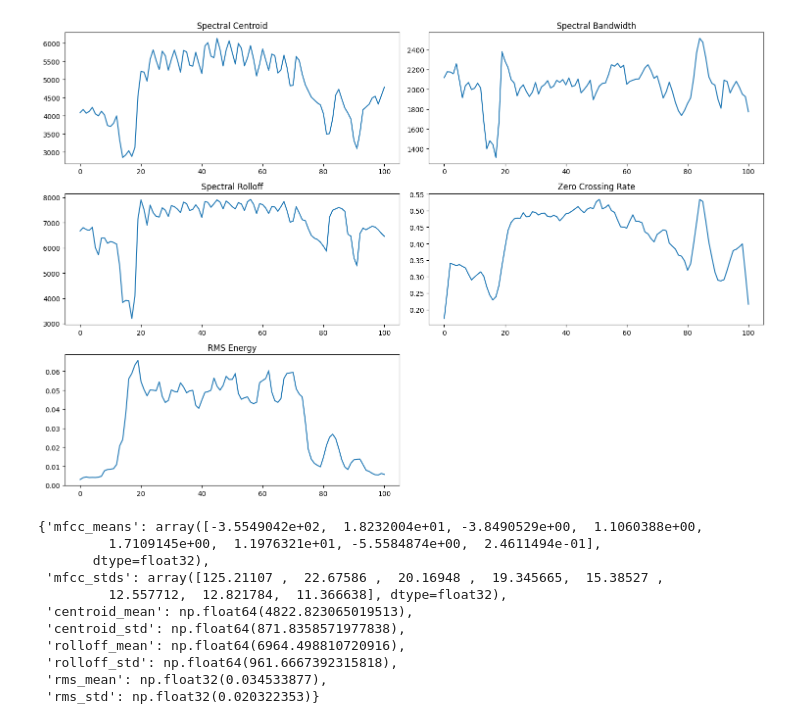
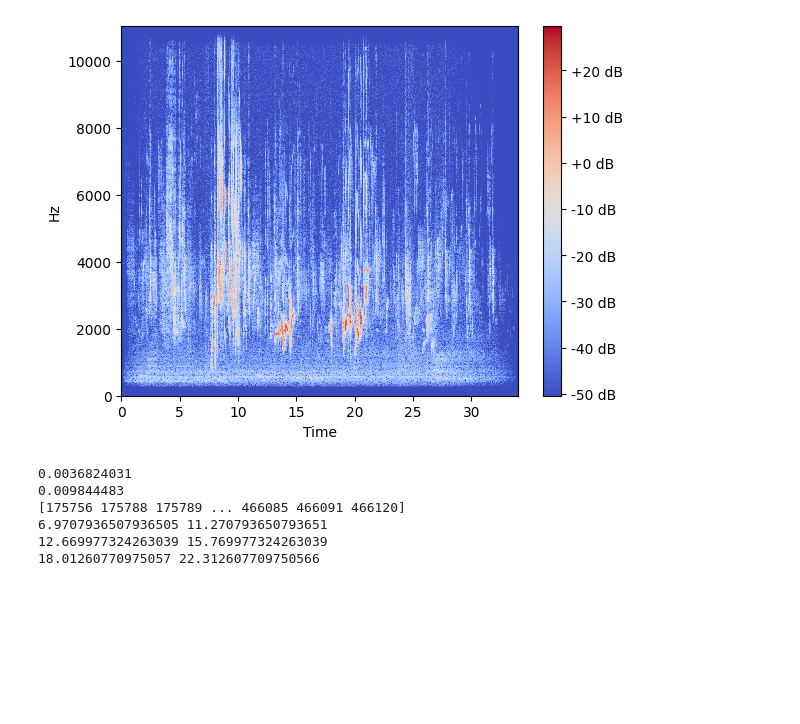
Before and after one commit to CatraMyBeloved/bioacoustics, a Jupyter notebook: notebooks/EDA.ipynb, the cells around one changed output. Cells and saved outputs as stored; diff of their text form; code cells hidden in the pictures; blank space fills up the shorter version.

Commit message:
working on call detection

```diff
--- a/notebooks/EDA.ipynb
+++ b/notebooks/EDA.ipynb
@@ -137,21 +137,3 @@ def create_combined_features(y, sr):
     }
 
     return feature_dict
-# %%
-y, sr = librosa.load('../data/raw/946922_Turdus_merula_2016-03-20_Germany.mp3', sr = 22050)
-
-examine_features(y, sr)
-create_combined_features(y, sr)
-# %% [output]
-[figure, removed]
-{'mfcc_means': array([-3.5549042e+02,  1.8232004e+01, -3.8490529e+00,  1.1060388e+00,
-         1.7109145e+00,  1.1976321e+01, -5.5584874e+00,  2.4611494e-01],
-       dtype=float32),
- 'mfcc_stds': array([125.21107 ,  22.67586 ,  20.16948 ,  19.345665,  15.38527 ,
-         12.557712,  12.821784,  11.366638], dtype=float32),
- 'centroid_mean': np.float64(4822.823065019513),
- 'centroid_std': np.float64(871.8358571977838),
- 'rolloff_mean': np.float64(6964.498810720916),
- 'rolloff_std': np.float64(961.6667392315818),
- 'rms_mean': np.float32(0.034533877),
- 'rms_std': np.float32(0.020322353)}
@@ -207,0 +140,38 @@ np.savez("../data/dataset/first.npz", features = all_features, labels = labels)
+# %%
+y, sr = librosa.load("../data/raw/735382_Turdus_merula_2022-03-20_Germany.mp3")
+
+y_spectrum = librosa.stft(y)
+y_spectrum_db = librosa.amplitude_to_db(np.abs(y_spectrum))
+librosa.display.specshow(y_spectrum_db, sr=sr, x_axis='time', y_axis='hz', cmap= 'coolwarm')
+plt.colorbar(format='%+2.0f dB')
+plt.show()
+# %% [output]
+[figure, added]
+# %%
+
+threshold = max(np.abs(y))/3
+
+general_mean = np.mean(np.abs(y))
+print(general_mean)
+general_std = np.std(np.abs(y))
+print(general_std)
+potential_call_starts = np.where(y > threshold)[0]
+print(potential_call_starts)
+call_end = 0
+for call_start in potential_call_starts:
+    if call_start < call_end:
+        continue
+    jump = 0.5
+    mean_ahead = np.mean(np.abs(y[call_start+int(jump*sr):call_start+(int((jump+0.5)*sr))]))
+    while mean_ahead > general_mean:
+        jump += 0.2
+        mean_ahead = np.mean(np.abs(y[call_start+int(jump*sr):call_start+int((jump+0.5)*sr)]))
+    call_end = call_start+jump*sr
+    print((call_start/sr)-1, (call_end/sr)+1)
+# %% [output]
+0.0036824031
+0.009844483
+[175756 175788 175789 ... 466085 466091 466120]
+6.9707936507936505 11.270793650793651
+12.669977324263039 15.769977324263039
+18.01260770975057 22.312607709750566
```
Also changed, not shown: parts of 4 cells of this notebook.
